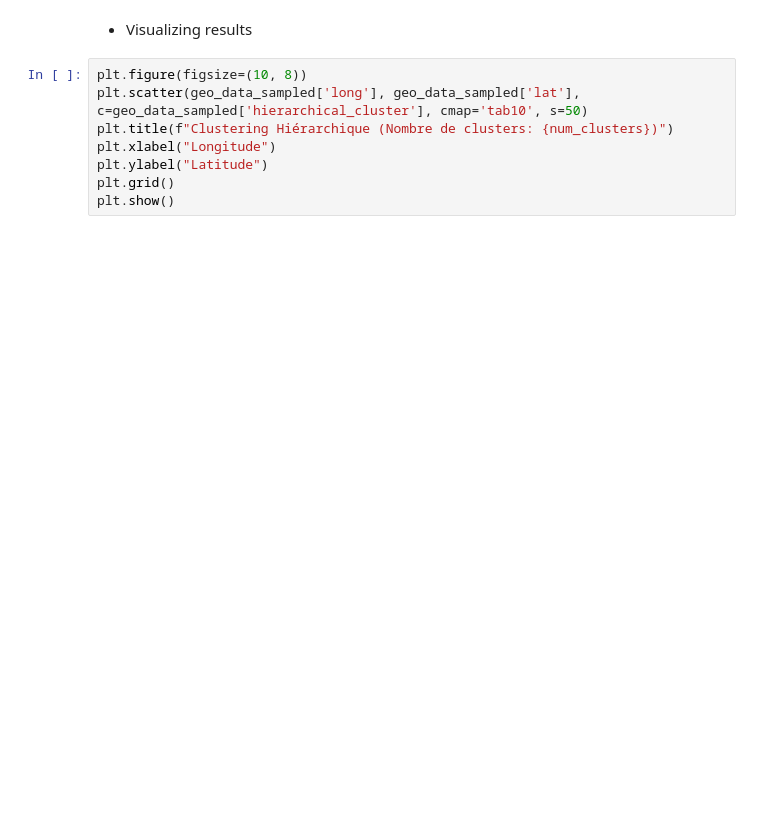
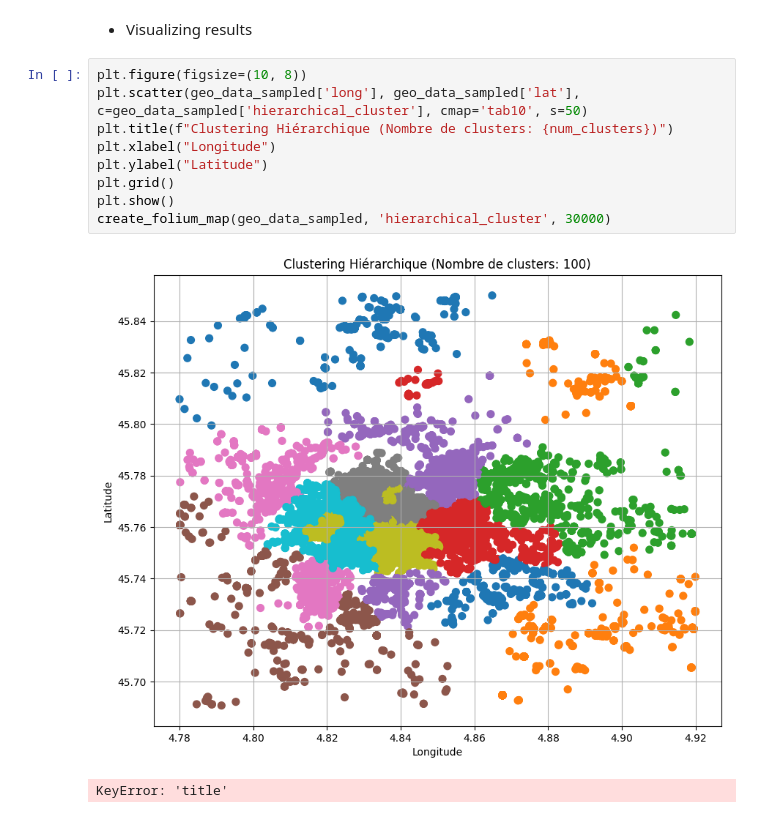
Before and after one commit to Diego-LarrazM/Data-Lyon-Mining_4IF, a Jupyter notebook: exploration-grand-lyon.ipynb, the cells around one changed output. Cells and saved outputs as stored; diff of their text form; blank space fills up the shorter version.

```diff
--- a/exploration-grand-lyon.ipynb
+++ b/exploration-grand-lyon.ipynb
@@ -430,8 +480,12 @@ geo_data_sampled['hierarchical_cluster'] = sampled_clusters
 # %%
 plt.figure(figsize=(10, 8))
 plt.scatter(geo_data_sampled['long'], geo_data_sampled['lat'], c=geo_data_sampled['hierarchical_cluster'], cmap='tab10', s=50)
 plt.title(f"Clustering Hiérarchique (Nombre de clusters: {num_clusters})")
 plt.xlabel("Longitude")
 plt.ylabel("Latitude")
 plt.grid()
 plt.show()
+create_folium_map(geo_data_sampled, 'hierarchical_cluster', 30000)
+# %% [output]
+[figure, added]
+KeyError: 'title'
```
Also changed, not shown: parts of 15 cells of this notebook, 5 other files.
